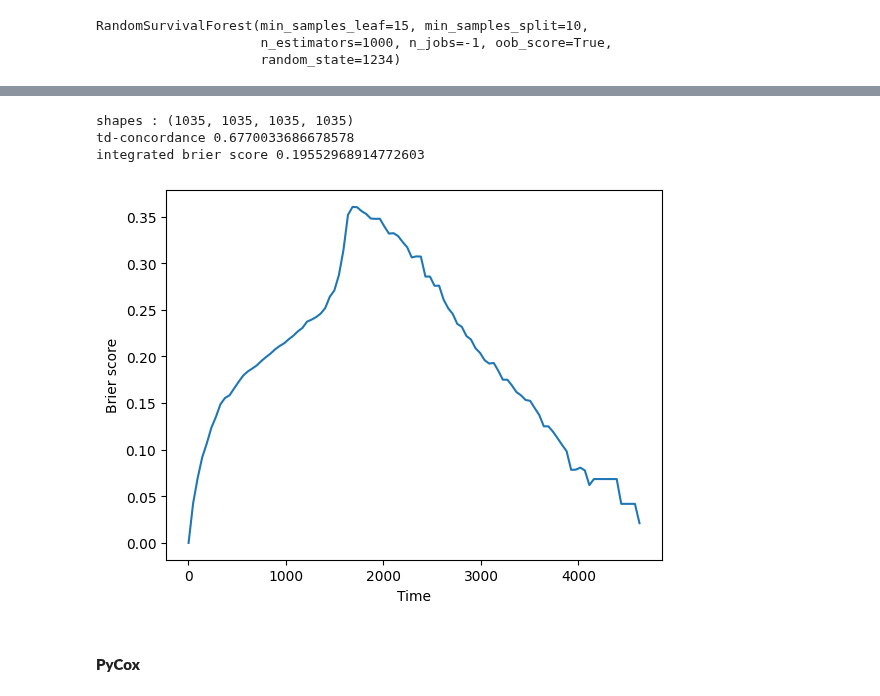
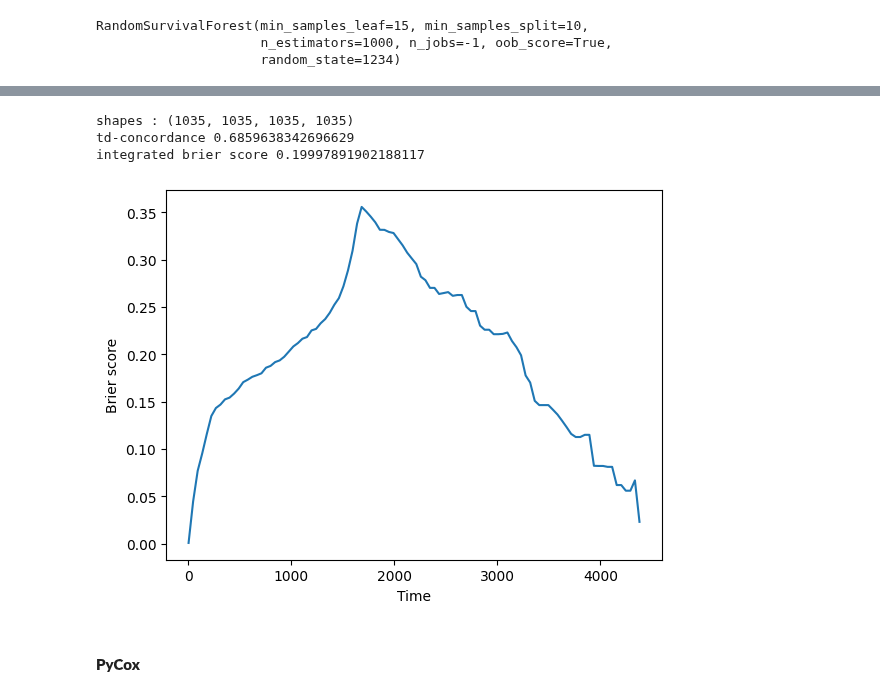
Before and after one commit to sourasen1011/UoE_Research_Project_2023, a Jupyter notebook: 05_preprocessing_emr_data/05_fits.ipynb, the cells around one changed output, grey strips where cells are left out. Drawn from its saved outputs; the diff is of its cells as text; code cells hidden in the pictures.

```diff
--- a/05_preprocessing_emr_data/05_fits.ipynb
+++ b/05_preprocessing_emr_data/05_fits.ipynb
@@ -217,23 +220,23 @@ plt.grid(True)
 # %%
 ## td-concordance
 
-# surv_rsf = rsf.predict_survival_function(x_test.iloc[: , :-2], return_array=True)
+surv_rsf = rsf.predict_survival_function(x_test.iloc[: , :-2], return_array=True)
 
 from eval_surv_copy import EvalSurv
-ev = EvalSurv(pd.DataFrame(surv_rsf.T), durations_test, events_test, censor_surv='km')
+ev = EvalSurv(pd.DataFrame(surv_rsf.T), x_test['time_to_event'].to_numpy(), x_test['death'].to_numpy(), censor_surv='km')
 print(f"td-concordance {ev.concordance_td('antolini')}")
 
-time_grid = np.linspace(durations_test.min(), durations_test.max(), 100)
+time_grid = np.linspace(x_test['time_to_event'].min(), x_test['time_to_event'].max(), 100)
 ev.brier_score(time_grid).plot()
 plt.ylabel('Brier score')
 _ = plt.xlabel('Time')
 
 print(f'integrated brier score {ev.integrated_brier_score(time_grid) }')
 # %% [output]
 shapes : (1035, 1035, 1035, 1035)
-td-concordance 0.6770033686678578
-integrated brier score 0.19552968914772603
+td-concordance 0.6859638342696629
+integrated brier score 0.19997891902188117
-[figure, old version]
+[figure, new version]
 # %% [markdown]
 #### **PyCox**
 # %%
```
Also changed, not shown: parts of 27 cells of this notebook, 10 other files.
